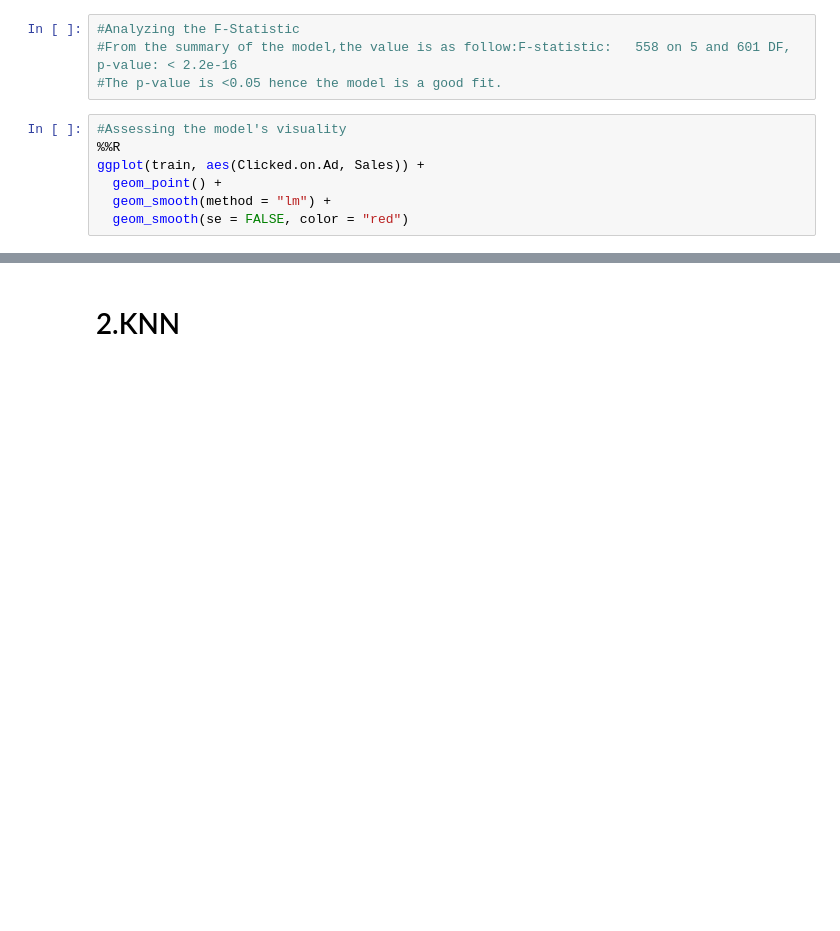
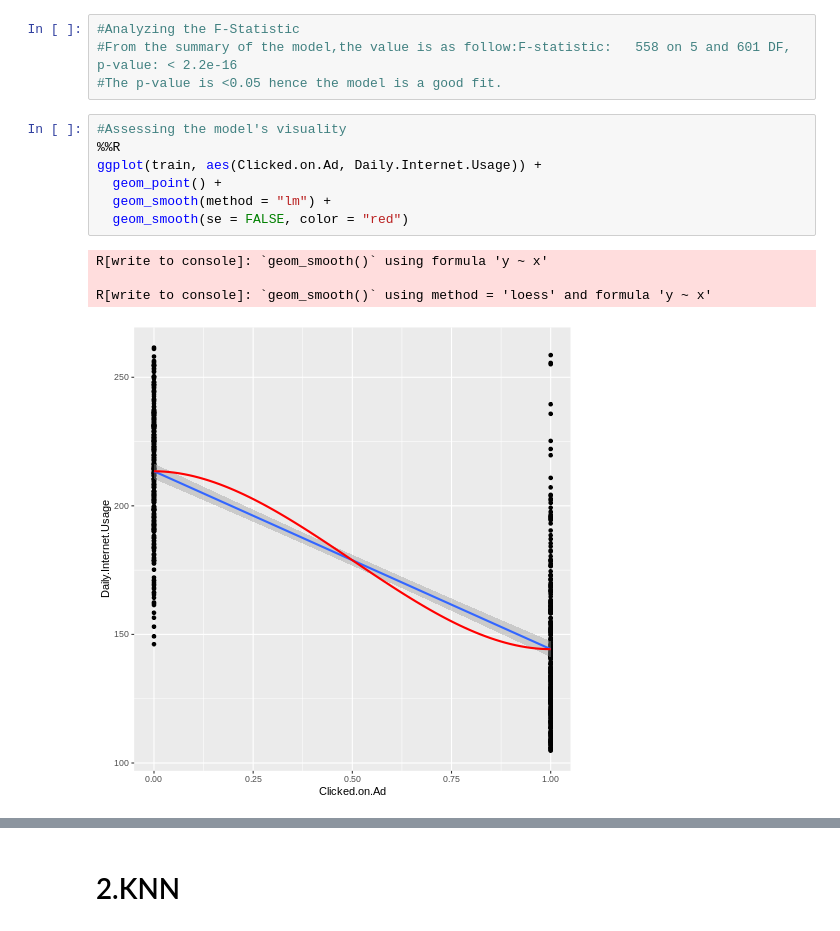
Before and after one commit to GladwelWanjau/Week-13-Moringa-Datascience-Core-IP, a Jupyter notebook: Week_13_IP_Part_1.ipynb, the cells around one changed output, grey strips where cells are left out. Drawn from its saved outputs; the diff is of its cells as text; blank space fills up the shorter version.

```diff
--- a/Week_13_IP_Part_1.ipynb
+++ b/Week_13_IP_Part_1.ipynb
@@ -1003,7 +996,12 @@ sigma(Multiple_Regression)/mean(train$Clicked.on.Ad)
 # %%
 #Assessing the model's visuality
 %%R
-ggplot(train, aes(Clicked.on.Ad, Sales)) +
+ggplot(train, aes(Clicked.on.Ad, Daily.Internet.Usage)) +
   geom_point() +
   geom_smooth(method = "lm") +
   geom_smooth(se = FALSE, color = "red")
+# %% [output]
+R[write to console]: `geom_smooth()` using formula 'y ~ x'
+
+R[write to console]: `geom_smooth()` using method = 'loess' and formula 'y ~ x'
+[figure, added]
```
Also changed, not shown: parts of 35 cells of this notebook.
